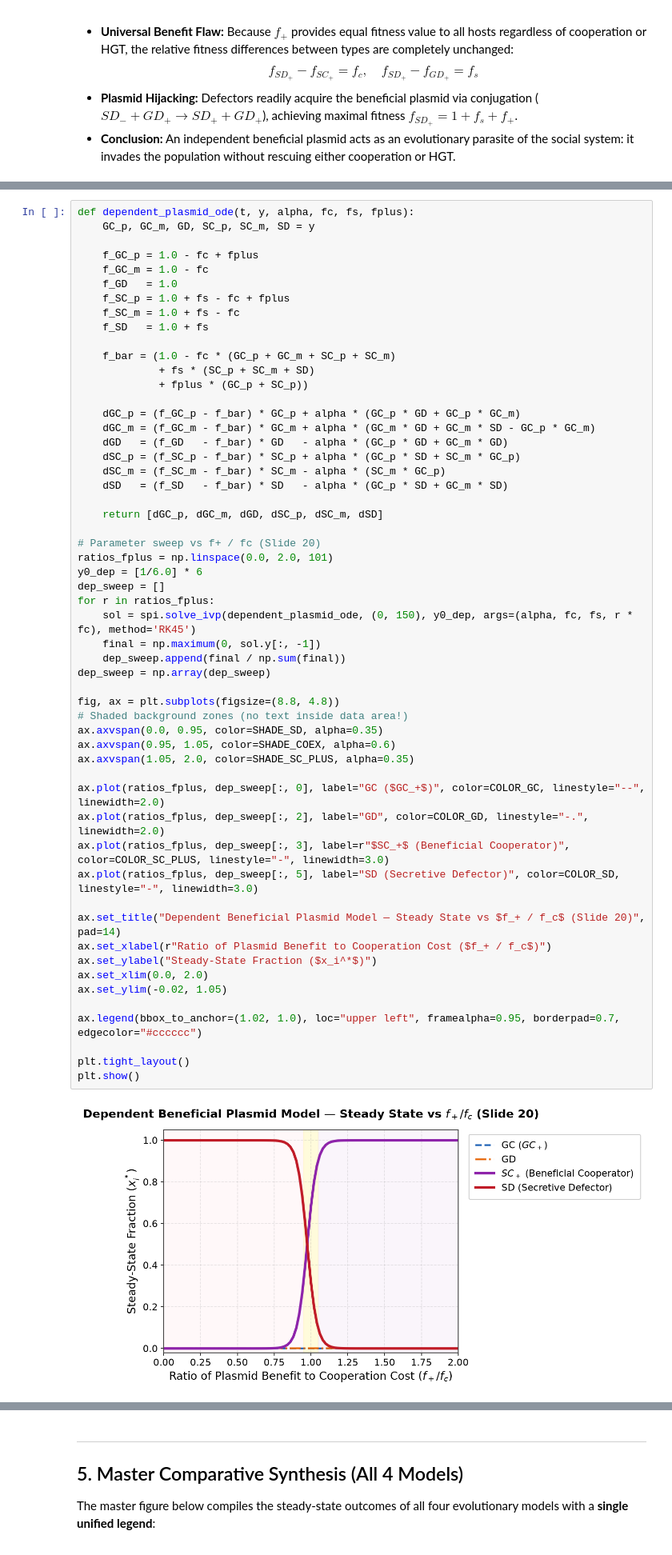
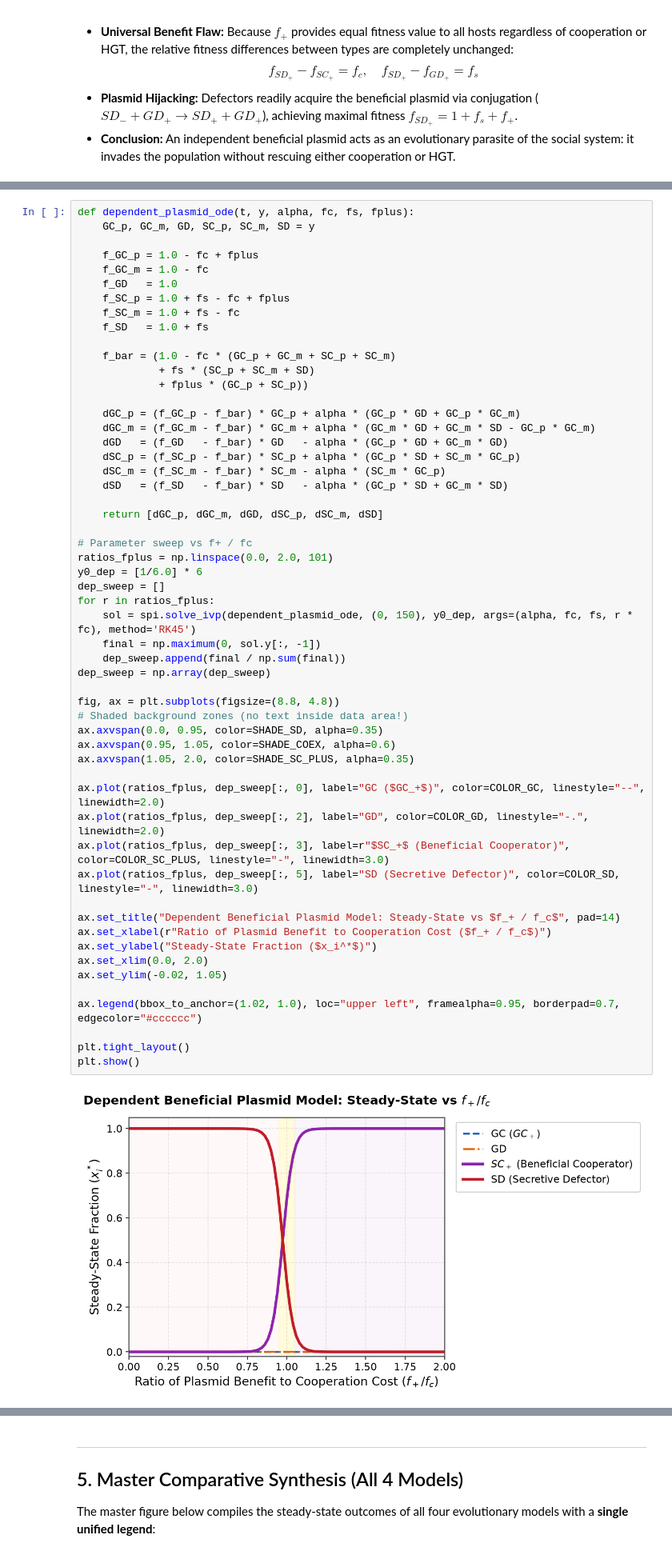
Before and after one commit to tshrayansh/To-Gossip-or-Not-To-Gossip, a Jupyter notebook: BEE26_To_Gossip_or_Not_To_Gossip.ipynb, the cells around one changed output, grey strips where cells are left out. Shown at 80% size. Saved outputs shown, nothing was run; the diff lists cells and outputs as text.

```diff
--- a/BEE26_To_Gossip_or_Not_To_Gossip.ipynb
+++ b/BEE26_To_Gossip_or_Not_To_Gossip.ipynb
@@ -374,39 +374,39 @@ def dependent_plasmid_ode(t, y, alpha, fc, fs, fplus):
 
     return [dGC_p, dGC_m, dGD, dSC_p, dSC_m, dSD]
 
-# Parameter sweep vs f+ / fc (Slide 20)
+# Parameter sweep vs f+ / fc
 ratios_fplus = np.linspace(0.0, 2.0, 101)
 y0_dep = [1/6.0] * 6
 dep_sweep = []
 for r in ratios_fplus:
     sol = spi.solve_ivp(dependent_plasmid_ode, (0, 150), y0_dep, args=(alpha, fc, fs, r * fc), method='RK45')
     final = np.maximum(0, sol.y[:, -1])
     dep_sweep.append(final / np.sum(final))
 dep_sweep = np.array(dep_sweep)
 
 fig, ax = plt.subplots(figsize=(8.8, 4.8))
 # Shaded background zones (no text inside data area!)
 ax.axvspan(0.0, 0.95, color=SHADE_SD, alpha=0.35)
 ax.axvspan(0.95, 1.05, color=SHADE_COEX, alpha=0.6)
 ax.axvspan(1.05, 2.0, color=SHADE_SC_PLUS, alpha=0.35)
 
 ax.plot(ratios_fplus, dep_sweep[:, 0], label="GC ($GC_+$)", color=COLOR_GC, linestyle="--", linewidth=2.0)
 ax.plot(ratios_fplus, dep_sweep[:, 2], label="GD", color=COLOR_GD, linestyle="-.", linewidth=2.0)
 ax.plot(ratios_fplus, dep_sweep[:, 3], label=r"$SC_+$ (Beneficial Cooperator)", color=COLOR_SC_PLUS, linestyle="-", linewidth=3.0)
 ax.plot(ratios_fplus, dep_sweep[:, 5], label="SD (Secretive Defector)", color=COLOR_SD, linestyle="-", linewidth=3.0)
 
-ax.set_title("Dependent Beneficial Plasmid Model — Steady State vs $f_+ / f_c$ (Slide 20)", pad=14)
+ax.set_title("Dependent Beneficial Plasmid Model: Steady-State vs $f_+ / f_c$", pad=14)
 ax.set_xlabel(r"Ratio of Plasmid Benefit to Cooperation Cost ($f_+ / f_c$)")
 ax.set_ylabel("Steady-State Fraction ($x_i^*$)")
 ax.set_xlim(0.0, 2.0)
 ax.set_ylim(-0.02, 1.05)
 
 ax.legend(bbox_to_anchor=(1.02, 1.0), loc="upper left", framealpha=0.95, borderpad=0.7, edgecolor="#cccccc")
 
 plt.tight_layout()
 plt.show()
 # %% [output]
-[figure, old version]
+[figure, new version]
 # %% [markdown]
 ### Inferences from Dependent Beneficial Plasmid Model
 - **Cooperation Rescued:** When plasmid benefit depends on cooperation and exceeds cooperation cost ($f_+ > f_c$), cooperative bacteria ($SC_+$) outcompete defectors and fixate in the population!
```
Also changed, not shown: parts of 8 cells of this notebook, 15 other files.
